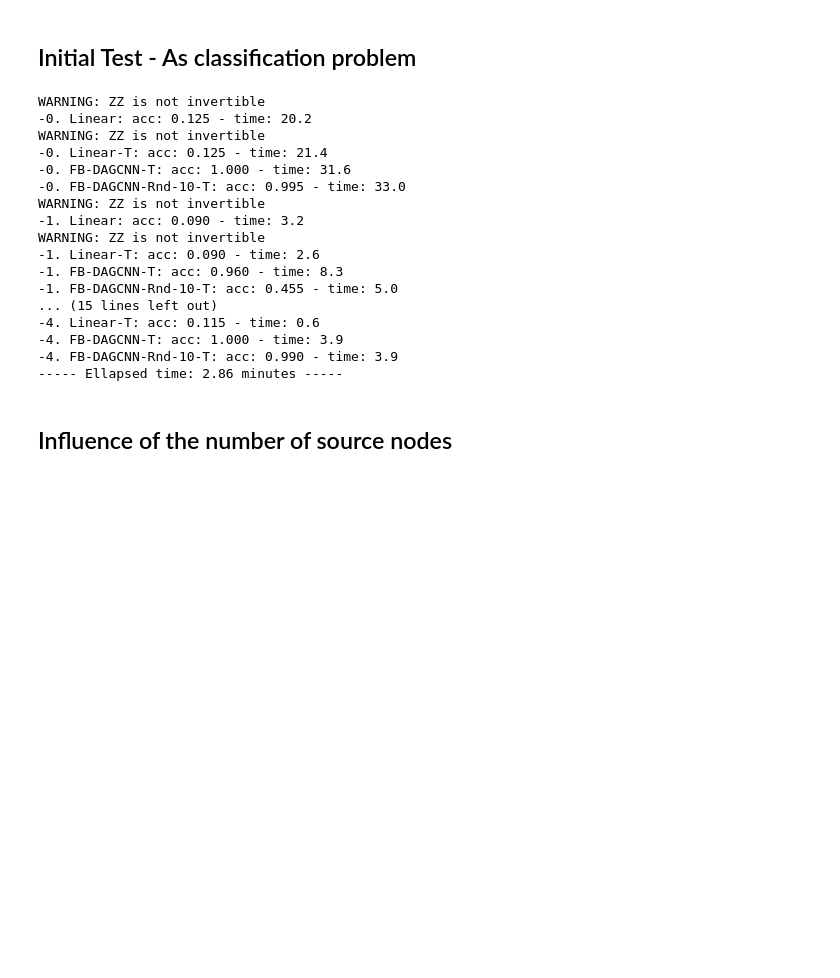
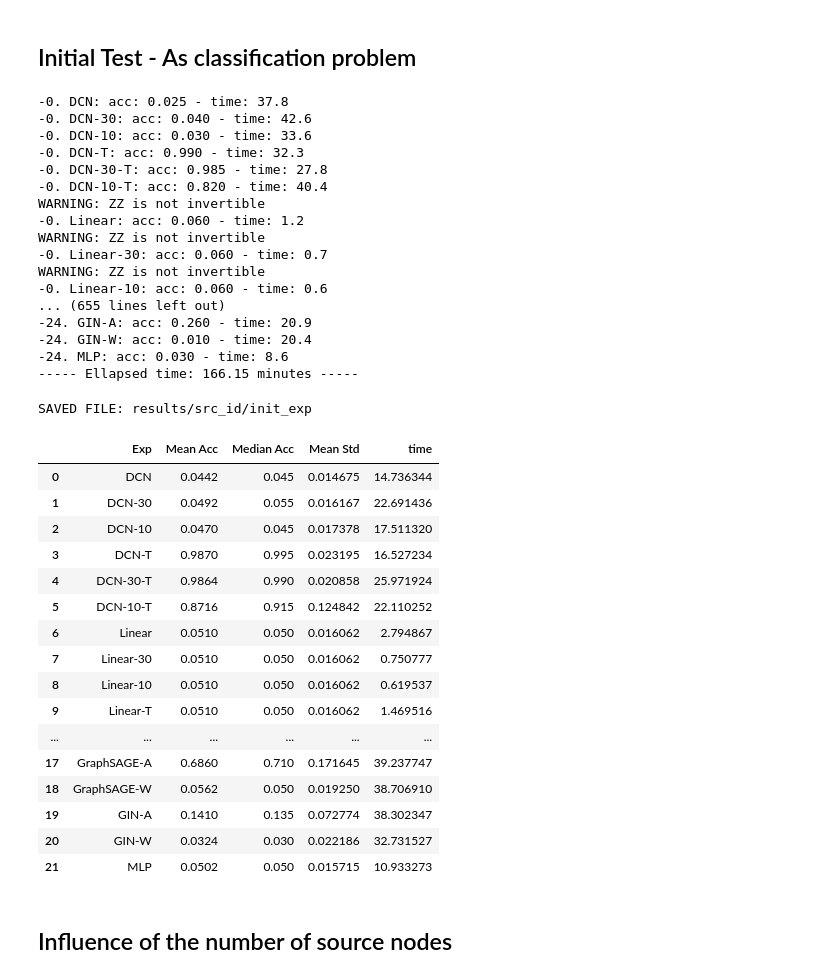
Before and after one commit to reysam93/dag_conv_nn, a Jupyter notebook: source_id.ipynb, the cells around one changed output. Saved outputs shown, nothing was run; the diff lists cells and outputs as text; code cells hidden in the pictures; blank space fills up the shorter version.

```diff
--- a/source_id.ipynb
+++ b/source_id.ipynb
@@ -18,7 +18,7 @@ from src.baselines_archs import MyGCNN, GAT, MLP, GraphSAGE, GIN
 # Ser random seed
 SEED = 10
 PATH = 'results/src_id/'
-SAVE = False
+SAVE = True
 np.random.seed(SEED)
 torch.manual_seed(SEED)
 dgl.random.seed(SEED)
@@ -191,42 +191,62 @@ Exps = [
     # GNN Baselines
     {'arc_p': {'arch': FB_DAGConv, 'GSO': 'A_pows', 'K': 2, 'transp': True}, 'leg': 'FB-GCNN-2'},
     {'arc_p': {'arch': FB_DAGConv, 'GSO': 'A_pows', 'K': 3, 'transp': True}, 'leg': 'FB-GCNN-3'},
+    {'arc_p': {'arch': FB_DAGConv, 'GSO': 'A_pows', 'K': 4, 'transp': True}, 'leg': 'FB-GCNN-4'},
     {'arc_p': {'arch': MyGCNN, 'GSO': 'A', 'transp': True}, 'leg': 'GNN-A'},
-    {'arc_p': {'arch': MyGCNN, 'GSO': 'W', 'transp': True}, 'leg': 'GNN-W'},
+    # {'arc_p': {'arch': MyGCNN, 'GSO': 'W', 'transp': True}, 'leg': 'GNN-W'},
     {'arc_p': {'arch': GAT, 'GSO': 'A-dgl', 'transp': True, 'n_heads': 2, 'hid_dim': 16, 'gat_params': {'attn_drop': 0}},
      'leg': 'GAT'},
     {'arc_p': {'arch': GraphSAGE, 'GSO': 'A-dgl', 'transp': True, 'hid_dim': 16, 'agg': 'mean'}, 'leg': 'GraphSAGE-A'},
-    {'arc_p': {'arch': GraphSAGE, 'GSO': 'W-dgl', 'transp': True, 'hid_dim': 16, 'agg': 'mean'}, 'leg': 'GraphSAGE-W'},
+    # {'arc_p': {'arch': GraphSAGE, 'GSO': 'W-dgl', 'transp': True, 'hid_dim': 16, 'agg': 'mean'}, 'leg': 'GraphSAGE-W'},
     {'arc_p': {'arch': GIN, 'GSO': 'A-dgl', 'transp': True, 'hid_dim': 16, 'agg': 'sum'}, 'leg': 'GIN-A'},
-    {'arc_p': {'arch': GIN, 'GSO': 'W-dgl', 'transp': True, 'hid_dim': 16, 'agg': 'sum'}, 'leg': 'GIN-W'},
+    # {'arc_p': {'arch': GIN, 'GSO': 'W-dgl', 'transp': True, 'hid_dim': 16, 'agg': 'sum'}, 'leg': 'GIN-W'},
     {'arc_p': {'arch': MLP, 'GSO': None}, 'mod_p': {}, 'leg': 'MLP'},
     ]
 
 acc, times = run_exp(data_p, default_arch_p, default_mod_p, Exps)
 # %% [output]
+-0. DCN: acc: 0.025 - time: 37.8
+-0. DCN-30: acc: 0.040 - time: 42.6
+-0. DCN-10: acc: 0.030 - time: 33.6
+-0. DCN-T: acc: 0.990 - time: 32.3
+-0. DCN-30-T: acc: 0.985 - time: 27.8
+-0. DCN-10-T: acc: 0.820 - time: 40.4
 WARNING: ZZ is not invertible
--0. Linear: acc: 0.125 - time: 20.2
+-0. Linear: acc: 0.060 - time: 1.2
 WARNING: ZZ is not invertible
--0. Linear-T: acc: 0.125 - time: 21.4
--0. FB-DAGCNN-T: acc: 1.000 - time: 31.6
--0. FB-DAGCNN-Rnd-10-T: acc: 0.995 - time: 33.0
+-0. Linear-30: acc: 0.060 - time: 0.7
 WARNING: ZZ is not invertible
--1. Linear: acc: 0.090 - time: 3.2
-WARNING: ZZ is not invertible
--1. Linear-T: acc: 0.090 - time: 2.6
--1. FB-DAGCNN-T: acc: 0.960 - time: 8.3
--1. FB-DAGCNN-Rnd-10-T: acc: 0.455 - time: 5.0
-... (15 lines left out)
--4. Linear-T: acc: 0.115 - time: 0.6
--4. FB-DAGCNN-T: acc: 1.000 - time: 3.9
--4. FB-DAGCNN-Rnd-10-T: acc: 0.990 - time: 3.9
------ Ellapsed time: 2.86 minutes -----
+-0. Linear-10: acc: 0.060 - time: 0.6
+... (655 lines left out)
+-24. GIN-A: acc: 0.260 - time: 20.9
+-24. GIN-W: acc: 0.010 - time: 20.4
+-24. MLP: acc: 0.030 - time: 8.6
+----- Ellapsed time: 166.15 minutes -----
 # %%
 # No noise
 if SAVE:
     file_name = PATH + f'init_exp'
-    np.savez(file_name, acc=acc, times=times)
+    np.savez(file_name, acc=acc, times=times, exp=Exps)
     print('SAVED FILE:', file_name)
 
 leg = [exp['leg'] for exp in Exps]
-utils.display_data(leg, acc, None, times, metric_label='Acc')
+utils.display_data(leg, acc, np.std(acc, axis=0), times, metric_label='Acc')
+# %% [output]
+SAVED FILE: results/src_id/init_exp
+|  | Exp | Mean Acc | Median Acc | Mean Std | time |
+| 0 | DCN | 0.0442 | 0.045 | 0.014675 | 14.736344 |
+| 1 | DCN-30 | 0.0492 | 0.055 | 0.016167 | 22.691436 |
+| 2 | DCN-10 | 0.0470 | 0.045 | 0.017378 | 17.511320 |
+| 3 | DCN-T | 0.9870 | 0.995 | 0.023195 | 16.527234 |
+| 4 | DCN-30-T | 0.9864 | 0.990 | 0.020858 | 25.971924 |
+| 5 | DCN-10-T | 0.8716 | 0.915 | 0.124842 | 22.110252 |
+| 6 | Linear | 0.0510 | 0.050 | 0.016062 | 2.794867 |
+| 7 | Linear-30 | 0.0510 | 0.050 | 0.016062 | 0.750777 |
+| 8 | Linear-10 | 0.0510 | 0.050 | 0.016062 | 0.619537 |
+| 9 | Linear-T | 0.0510 | 0.050 | 0.016062 | 1.469516 |
+| ... | ... | ... | ... | ... | ... |
+| 17 | GraphSAGE-A | 0.6860 | 0.710 | 0.171645 | 39.237747 |
+| 18 | GraphSAGE-W | 0.0562 | 0.050 | 0.019250 | 38.706910 |
+| 19 | GIN-A | 0.1410 | 0.135 | 0.072774 | 38.302347 |
+| 20 | GIN-W | 0.0324 | 0.030 | 0.022186 | 32.731527 |
+| 21 | MLP | 0.0502 | 0.050 | 0.015715 | 10.933273 |
```
Also changed, not shown: parts of 5 cells of this notebook, 1 other file.
